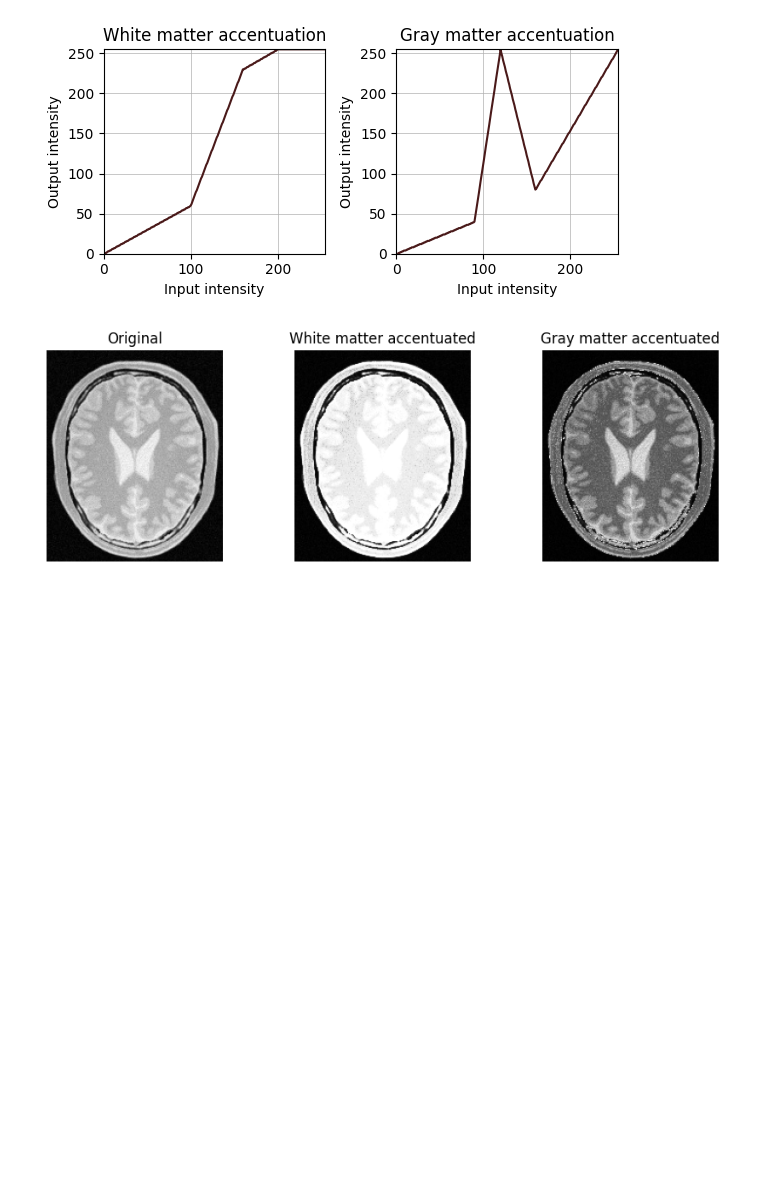
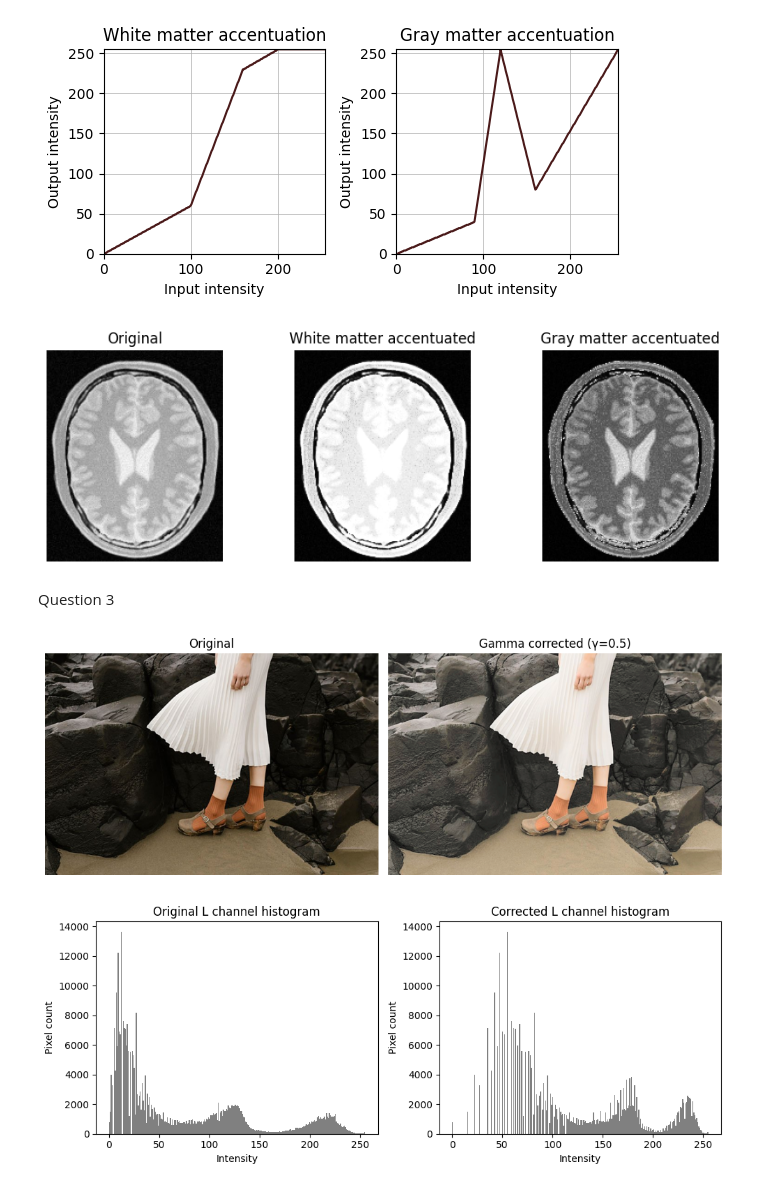
Before and after one commit to OshadhaVihanga/en3160-assignment-01-230481E, a Jupyter notebook: 230481E_assignment01.ipynb, the cells around one changed output. Cells and saved outputs as stored; diff of their text form; code cells hidden in the pictures; blank space fills up the shorter version.

Commit message:
Q3: gamma correction on L plane

```diff
--- a/230481E_assignment01.ipynb
+++ b/230481E_assignment01.ipynb
@@ -178,3 +178,51 @@ plt.show()
 # %% [output]
 [figure]
 [figure]
+# %% [markdown]
+Question 3
+# %%
+img_gamma = cv2.imread('images/images/image for gamma correction.jpeg')  # BGR by default
+img_gamma_rgb = cv2.cvtColor(img_gamma, cv2.COLOR_BGR2RGB)
+lab = cv2.cvtColor(img_gamma, cv2.COLOR_BGR2LAB)  # split into L, a, b
+L, a, b = cv2.split(lab)
+
+gamma = 0.5  # gamma value: <1 brightens, >1 darkens
+
+L_norm = L / 255.0  # normalize to [0, 1]
+L_corrected = np.power(L_norm, gamma)  # apply gamma
+L_corrected = np.uint8(L_corrected * 255)
+
+lab_corrected = cv2.merge([L_corrected, a, b])
+img_corrected = cv2.cvtColor(lab_corrected, cv2.COLOR_LAB2BGR)
+img_corrected_rgb = cv2.cvtColor(img_corrected, cv2.COLOR_BGR2RGB)  # display
+
+fig, axes = plt.subplots(1, 2, figsize=(10, 5))
+
+axes[0].imshow(img_gamma_rgb)
+axes[0].set_title('Original')
+axes[0].axis('off')
+
+axes[1].imshow(img_corrected_rgb)
+axes[1].set_title(f'Gamma corrected (γ={gamma})')
+axes[1].axis('off')
+
+plt.tight_layout()
+plt.show()
+
+fig, axes = plt.subplots(1, 2, figsize=(10, 4))
+
+axes[0].hist(L.ravel(), bins=256, range=(0, 255), color='gray')  # original L histogram
+axes[0].set_title('Original L channel histogram')
+axes[0].set_xlabel('Intensity')
+axes[0].set_ylabel('Pixel count')
+
+axes[1].hist(L_corrected.ravel(), bins=256, range=(0, 255), color='gray')  # corrected L histogram
+axes[1].set_title('Corrected L channel histogram')
+axes[1].set_xlabel('Intensity')
+axes[1].set_ylabel('Pixel count')
+
+plt.tight_layout()
+plt.show()
+# %% [output]
+[figure, added]
+[figure, added]
```
Also changed, not shown: 1 other file.
